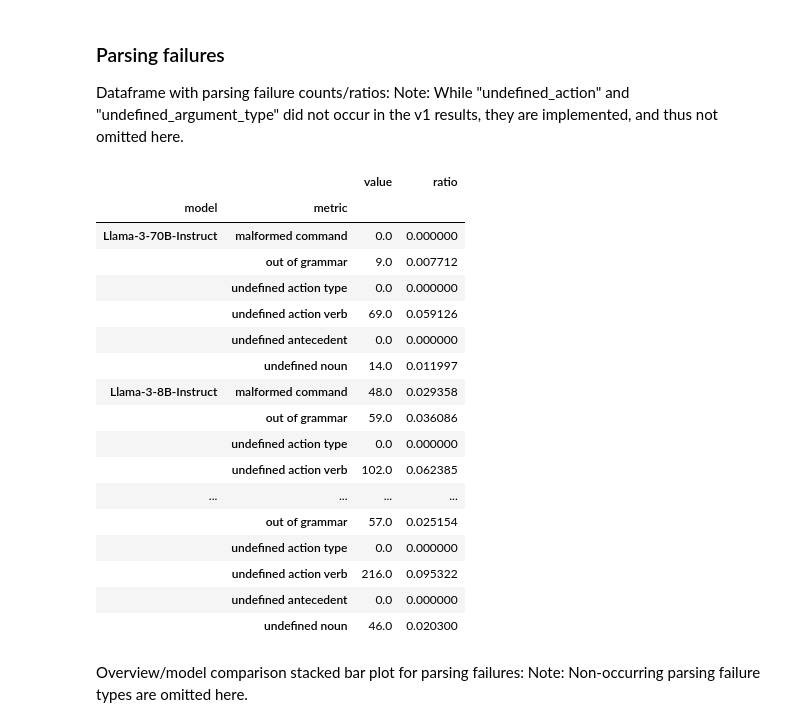
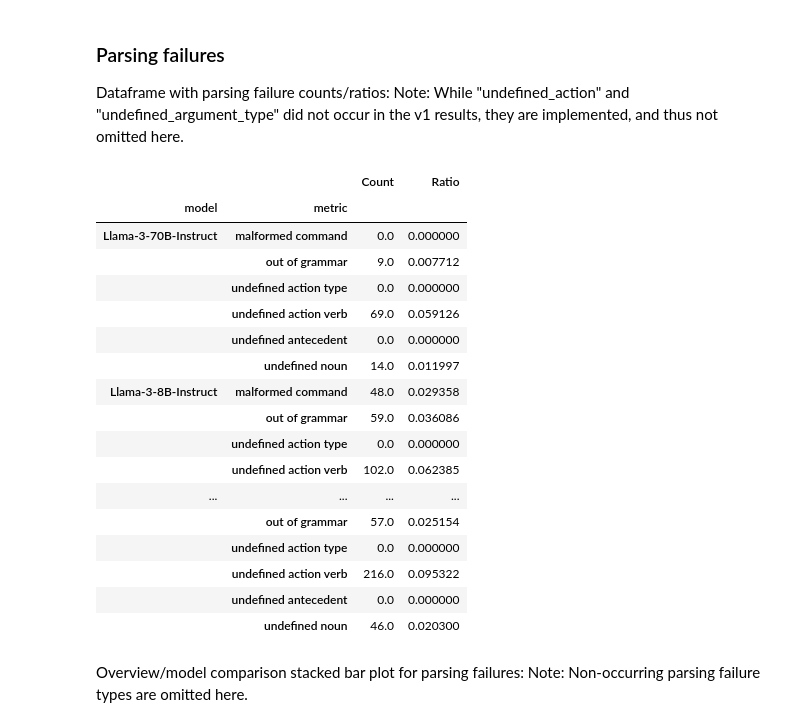
Before and after one commit to Gnurro/clemcore, a Jupyter notebook: adventuregame_eval.ipynb, the cells around one changed output. Saved outputs shown, nothing was run; the diff lists cells and outputs as text; code cells hidden in the pictures.

```diff
--- a/adventuregame_eval.ipynb
+++ b/adventuregame_eval.ipynb
@@ -375,12 +383,13 @@ Note: While "undefined_action" and "undefined_argument_type" did not occur in th
 # %%
 parsing_failures_df = game_df.query('metric in ["lark_exception", "malformed_command", "undefined_action", "undefined_action_verb", "undefined_repr_str", "undefined_argument_type"]')
 parsing_failures_df = parsing_failures_df.replace(metric_name_dict)
 parsing_failures_counts = parsing_failures_df.groupby(['model', 'metric']).sum()
 parsing_failures_counts = parsing_failures_counts.drop(columns=["game", 'experiment', 'episode'])
-parsing_failures_counts['ratio'] = parsing_failures_counts / parsed_df
+parsing_failures_counts['Ratio'] = parsing_failures_counts / parsed_df
+parsing_failures_counts = parsing_failures_counts.rename(columns={"value": "Count"})
 parsing_failures_counts
 # %% [output]
-|  |  | value | ratio |
+|  |  | Count | Ratio |
 | model | metric |  |  |
 | Llama-3-70B-Instruct | malformed command | 0.0 | 0.000000 |
 |  | out of grammar | 9.0 | 0.007712 |
```
Also changed, not shown: parts of 6 cells of this notebook, 8 other files.
